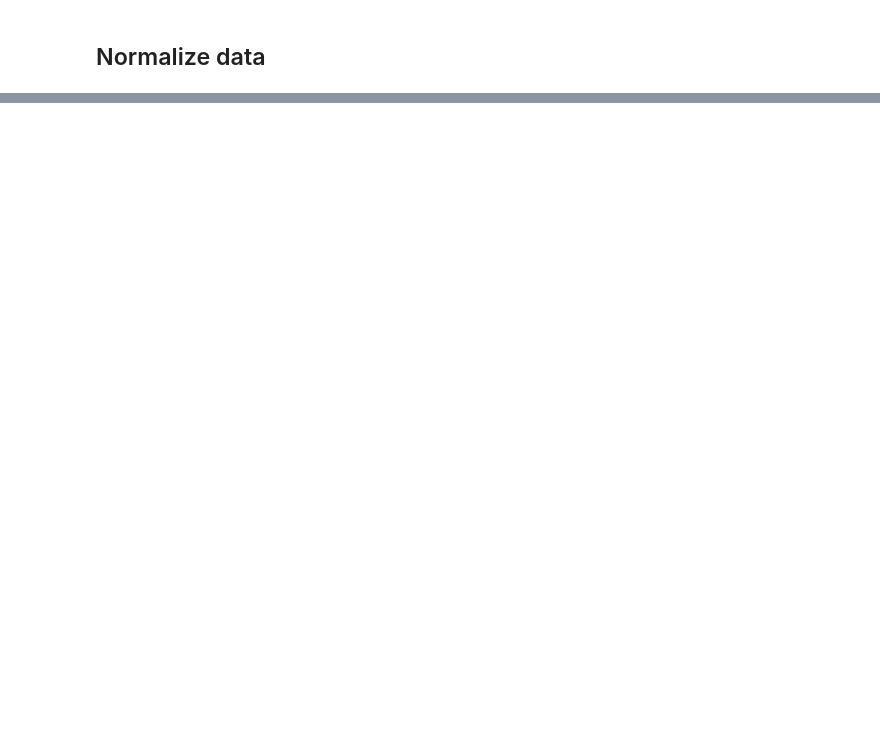
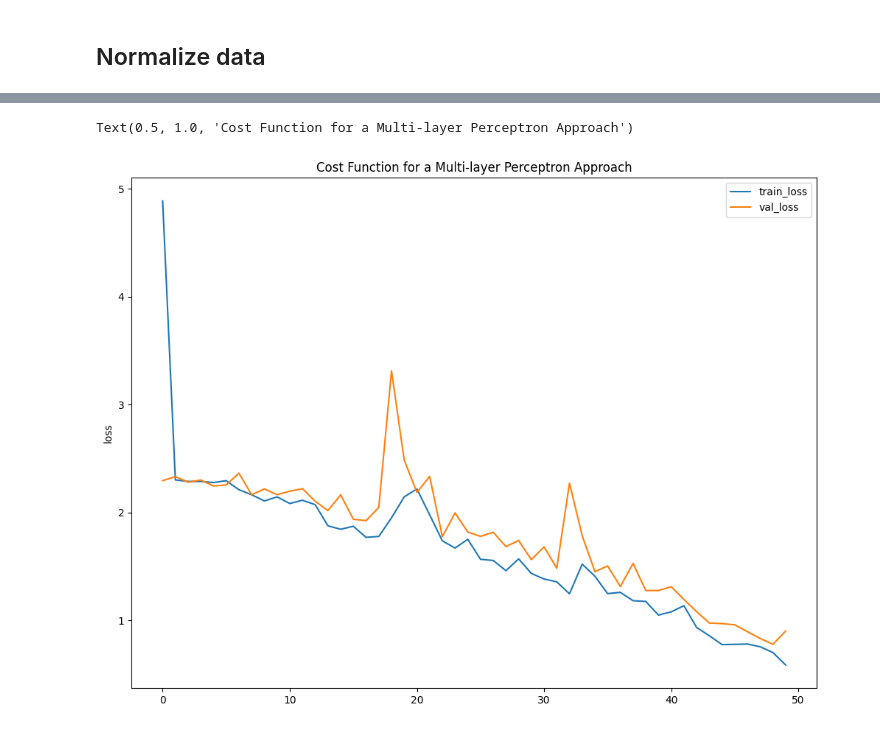
Before and after one commit to itsjustdannyb/Image-Classification, a Jupyter notebook: dog_breed_classifier.ipynb, the cells around one changed output, grey strips where cells are left out. Saved outputs shown, nothing was run; the diff lists cells and outputs as text; code cells hidden in the pictures; blank space fills up the shorter version.

```diff
--- a/dog_breed_classifier.ipynb
+++ b/dog_breed_classifier.ipynb
@@ -51,0 +147,18 @@ X_scaled = X / 225
+# %%
+model = Sequential([
+    Flatten(input_shape=(125, 125, 3)),
+    Dense(units=32, activation = 'relu'),
+    Dense(units=16, activation='relu'),
+    Dense(units=10, activation='softmax')
+], name = "nn-approach")
+# %%
+optimizer = tf.keras.optimizers.Adam()
+loss = tf.keras.losses.CategoricalCrossentropy()
+
+model.compile(
+    optimizer = optimizer,
+    loss = loss,
+    metrics = ['accuracy']
+)
+# %%
+model.fit(X_train, y_train, epochs = 50, validation_data = (X_val, y_val))
@@ -51,0 +268,4 @@ X_scaled = X / 225
+# %%
+history = model.history.history
+history = pd.DataFrame(history)
+history
@@ -51,0 +290,9 @@ X_scaled = X / 225
+# %%
+plt.figure(figsize=(12, 9))
+sns.lineplot(history['loss'], label="train_loss")
+sns.lineplot(history['val_loss'], label="val_loss")
+plt.legend()
+plt.title("Cost Function for a Multi-layer Perceptron Approach")
+# %% [output]
+Text(0.5, 1.0, 'Cost Function for a Multi-layer Perceptron Approach')
+[figure, added]
```
Also changed, not shown: parts of 23 cells of this notebook.
